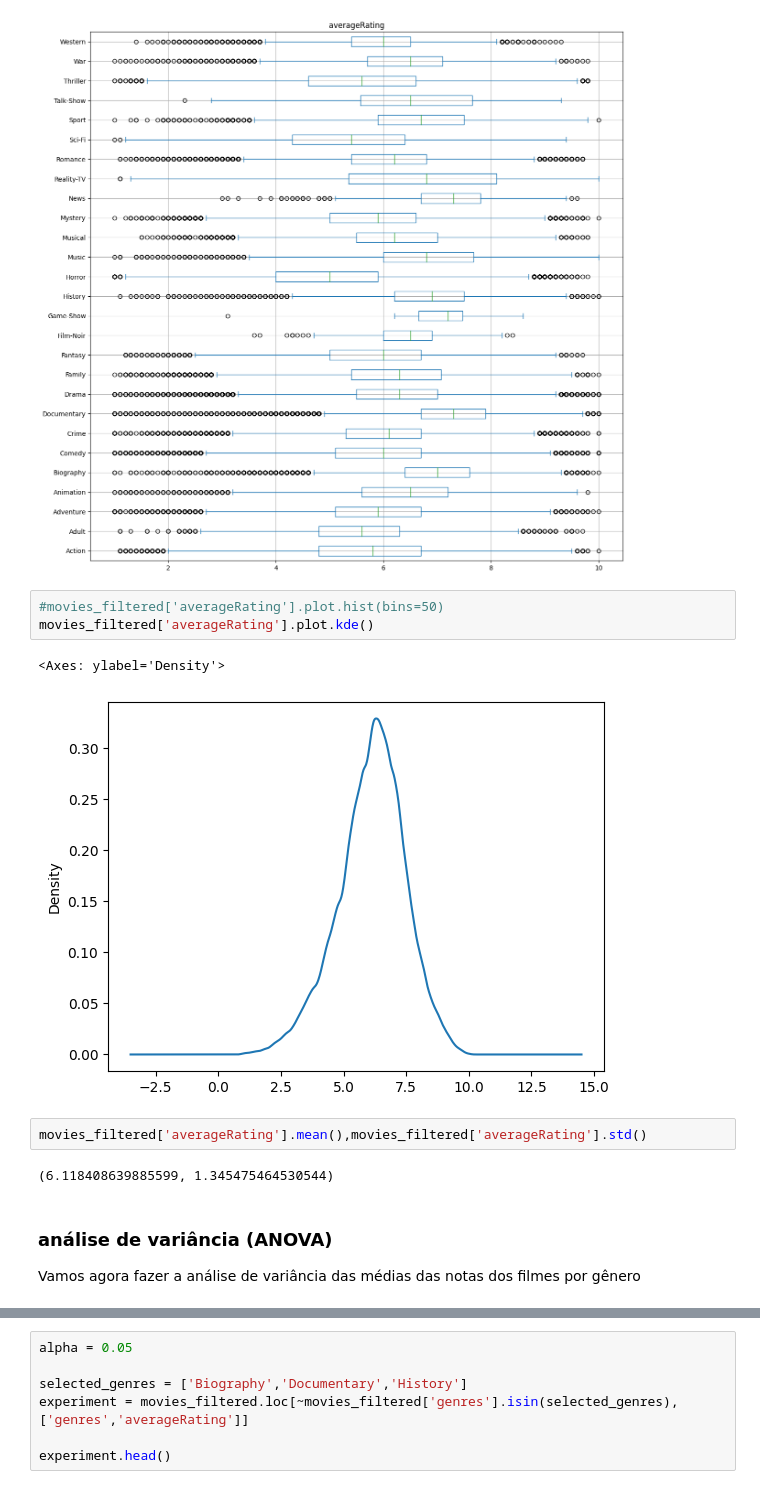
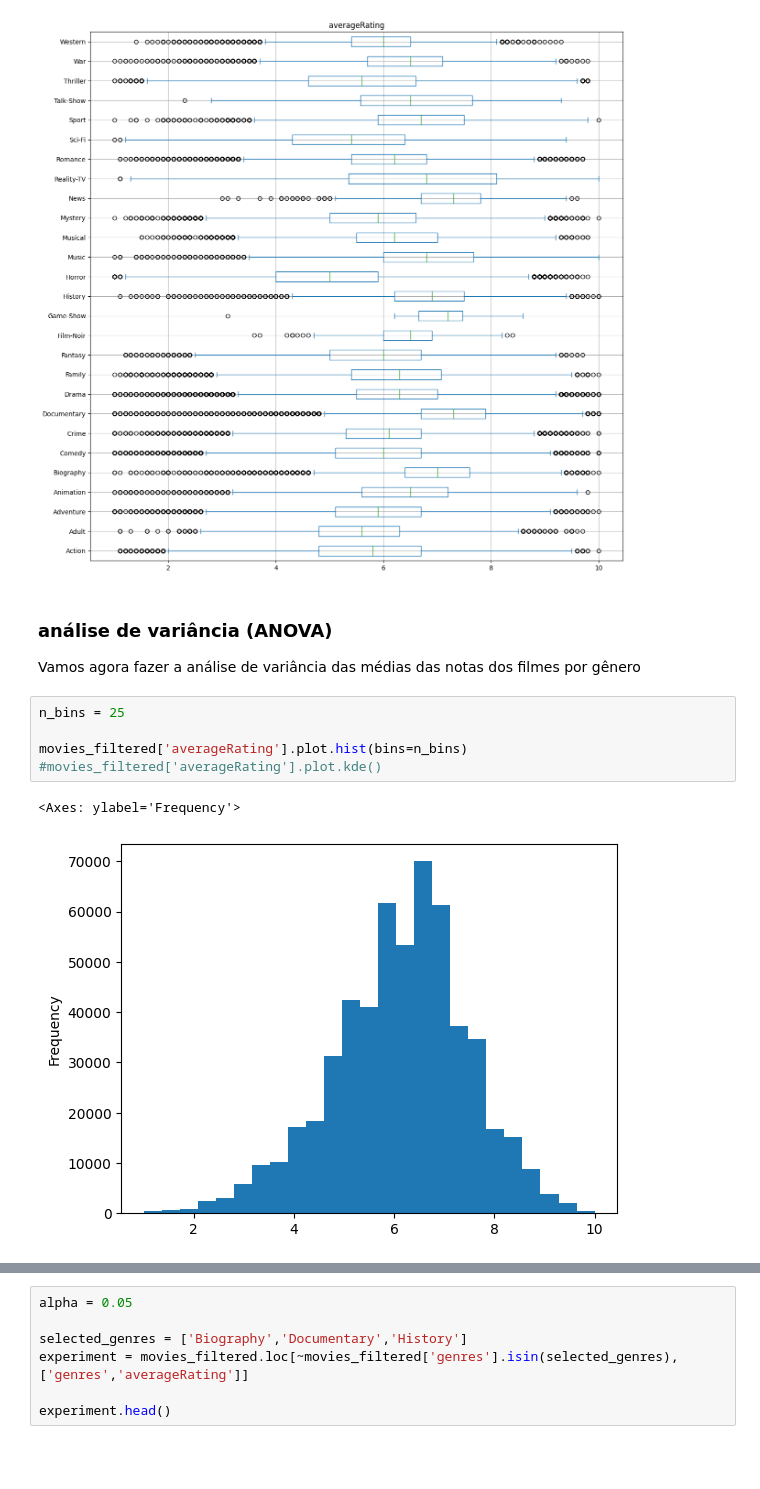
Before and after one commit to gabriel-victor933/Project-Movies-Data-Analysis, a Jupyter notebook: data_viz.ipynb, the cells around one changed output, grey strips where cells are left out. Drawn from its saved outputs; the diff is of its cells as text; blank space fills up the shorter version.

```diff
--- a/data_viz.ipynb
+++ b/data_viz.ipynb
@@ -259,17 +259,15 @@ movies_filtered.plot.box(column='averageRating',by='genres',figsize=(15,15), gri
 averageRating    Axes(0.125,0.11;0.775x0.77)
 dtype: object
 [figure]
-# %%
-#movies_filtered['averageRating'].plot.hist(bins=50)
-movies_filtered['averageRating'].plot.kde()
-# %% [output]
-<Axes: ylabel='Density'>
-[figure, removed]
-# %%
-movies_filtered['averageRating'].mean(),movies_filtered['averageRating'].std()
-# %% [output]
-(6.118408639885599, 1.345475464530544)
 # %% [markdown]
 ### análise de variância (ANOVA)
 
 Vamos agora fazer a análise de variância das médias das notas dos filmes por gênero
+# %%
+n_bins = 25
+
+movies_filtered['averageRating'].plot.hist(bins=n_bins)
+#movies_filtered['averageRating'].plot.kde()
+# %% [output]
+<Axes: ylabel='Frequency'>
+[figure, added]
```
Also changed, not shown: parts of 7 cells of this notebook.
